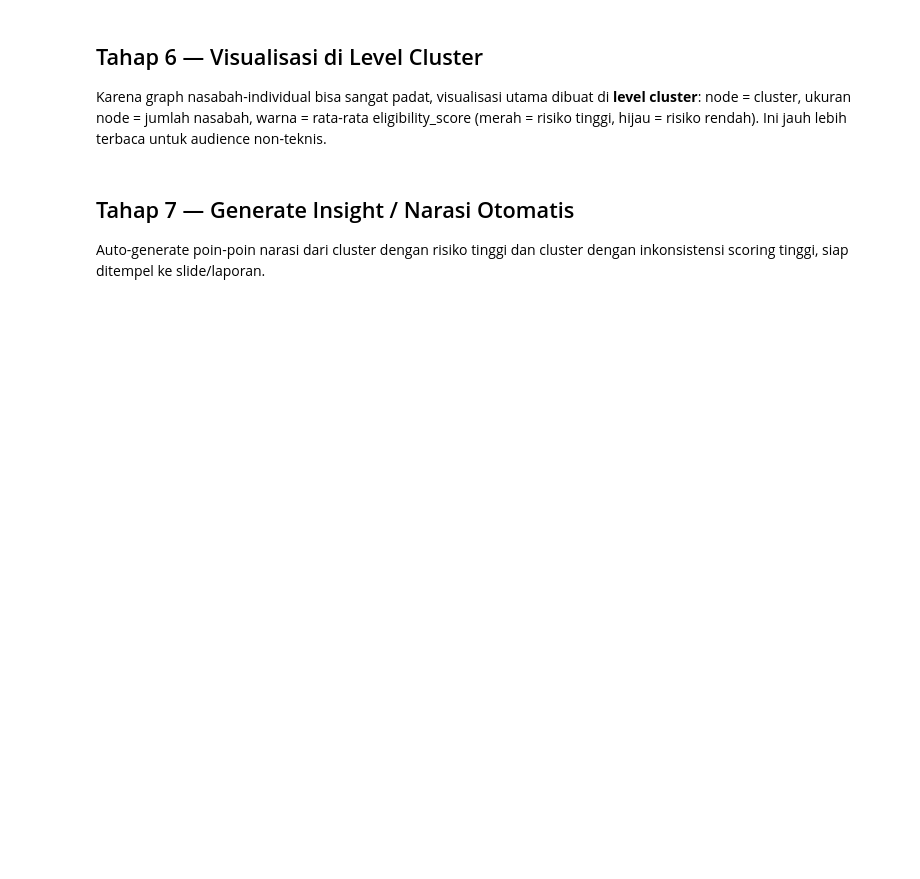
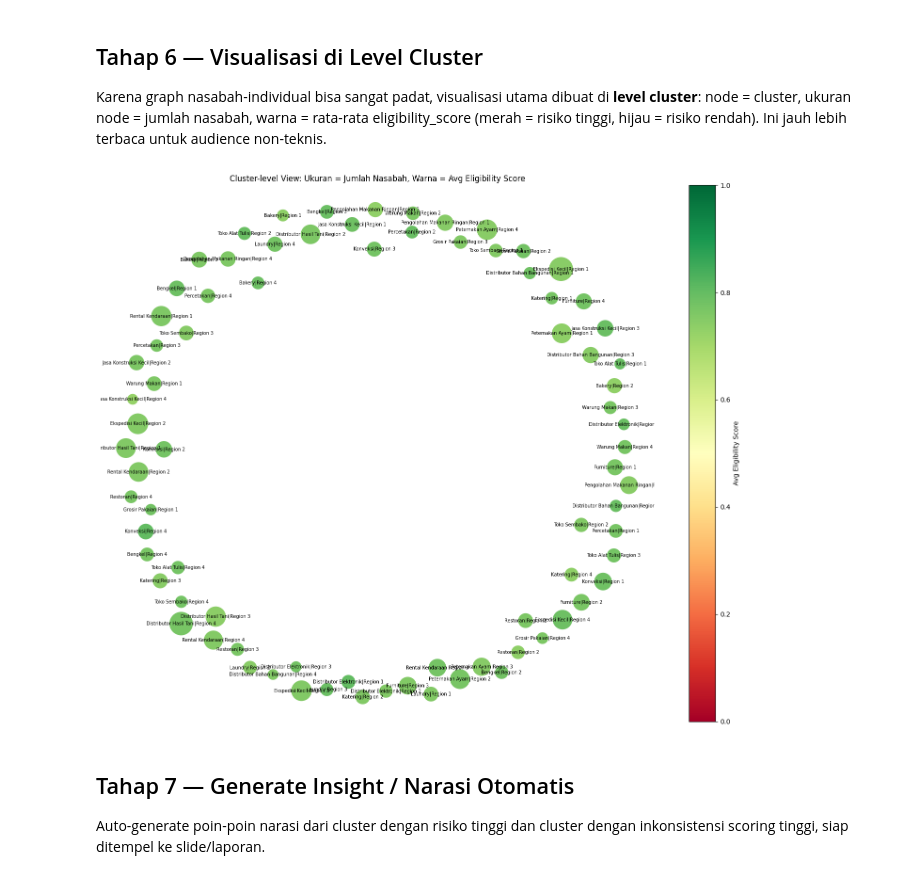
Before and after one commit to indahsyafhyra12/Capstone-Project-ODP-DA-Asek, a Jupyter notebook: notebooks/graph_analytics_industry.ipynb, the cells around one changed output. Cells and saved outputs as stored; diff of their text form; code cells hidden in the pictures; blank space fills up the shorter version.

```diff
--- a/notebooks/graph_analytics_industry.ipynb
+++ b/notebooks/graph_analytics_industry.ipynb
@@ -55,16 +55,16 @@ pd.set_option("display.max_columns", 50)
 np.random.seed(42)
 # %%
 # ====== EDIT SESUAI FILE KAMU ======
-DATA_PATH = "master_scored.csv"   # atau "master_dataset.csv" kalau eligibility_score/decision belum ada di sini
+DATA_PATH = "../data/processed/master_scored.csv"   # atau "master_dataset.csv" kalau eligibility_score/decision belum ada di sini
 
 # ====== COLUMN MAPPING — sesuaikan kalau nama kolom di file kamu beda ======
 COL = {
-    "id": "nik",
-    "industri": "industri",
-    "sub_industri": "sub_industri",
+    "id": "NIK",
+    "industri": "industry",
+    "sub_industri": "sub_industry",
     "region": "region",          # fallback ke branch_name kalau region tidak ada
     "branch": "branch_name",
-    "score": "eligibility_score",
+    "score": "risk_score",        # 0-1, semakin tinggi semakin berisiko
     "decision": "decision",      # Layak / Layak Bersyarat / Perlu Review Ulang / Tidak Layak
 }
 
@@ -266,34 +367,36 @@ hijau = risiko rendah). Ini jauh lebih terbaca untuk audience non-teknis.
 # %%
 # Bangun graph antar-cluster: edge kalau ada nasabah di dua cluster berbeda yang terhubung erat di G asli
 # (opsional — kalau cluster sudah cukup terpisah, graph ini bisa berupa node-node tanpa banyak edge)
 cluster_summary_plot = cluster_summary.reset_index()
 
-fig, ax = plt.subplots(figsize=(10, 8))
+fig, ax = plt.subplots(figsize=(15, 12))
 
 CG = nx.Graph()
 for _, r in cluster_summary_plot.iterrows():
     CG.add_node(int(r["cluster_id"]), size=r["n_nasabah"], score=r.get("avg_score", 0.5))
 
 pos = nx.spring_layout(CG, seed=42, k=0.8)
 
 sizes = [CG.nodes[n]["size"] * 15 for n in CG.nodes]
 scores = [CG.nodes[n]["score"] for n in CG.nodes]
 
 nodes_drawn = nx.draw_networkx_nodes(
     CG, pos, node_size=sizes, node_color=scores, cmap=cm.RdYlGn, vmin=0, vmax=1, ax=ax
 )
 nx.draw_networkx_labels(
     CG, pos,
     labels={n: cluster_summary_plot.loc[cluster_summary_plot["cluster_id"] == n, "dominant_attr"].values[0]
             for n in CG.nodes},
     font_size=7, ax=ax
 )
 
 plt.colorbar(nodes_drawn, ax=ax, label="Avg Eligibility Score")
 ax.set_title("Cluster-level View: Ukuran = Jumlah Nasabah, Warna = Avg Eligibility Score")
 ax.axis("off")
 plt.tight_layout()
 plt.show()
+# %% [output]
+[figure, added]
 # %% [markdown]
 ## Tahap 7 — Generate Insight / Narasi Otomatis
 
```
Also changed, not shown: parts of 9 cells of this notebook, 3 other files.
